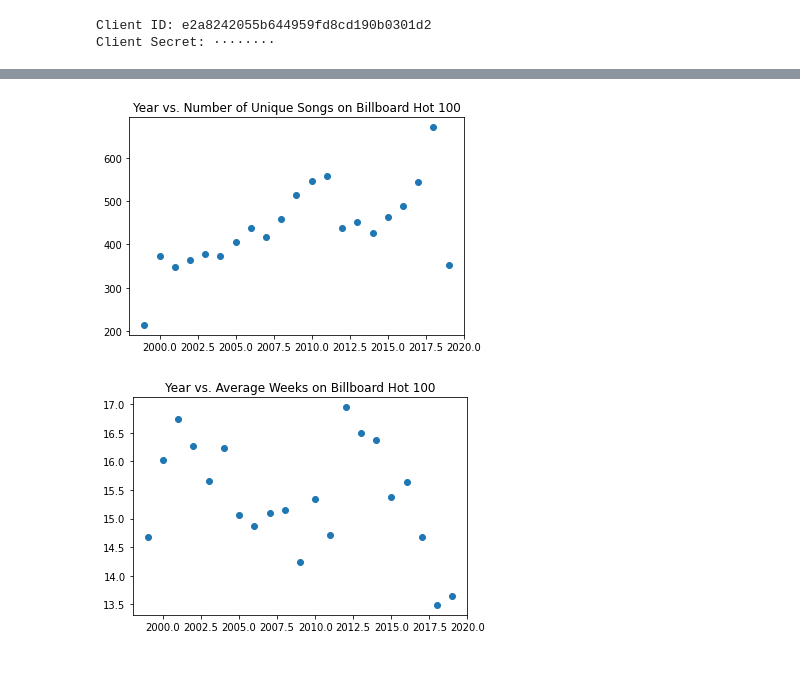
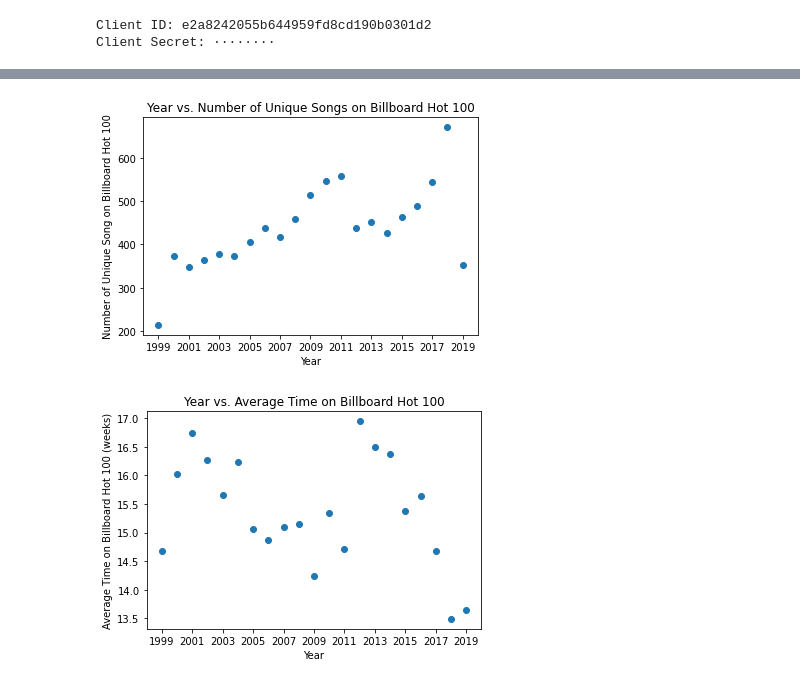
Before and after one commit to cadecrandall/csci403-project, a Jupyter notebook: colin_notebook.ipynb, the cells around one changed output, grey strips where cells are left out. Saved outputs shown, nothing was run; the diff lists cells and outputs as text; code cells hidden in the pictures.

```diff
--- a/colin_notebook.ipynb
+++ b/colin_notebook.ipynb
@@ -276,13 +325,19 @@ song_patterns = pd.read_sql_query('WITH cte AS \
 (SELECT *, ROW_NUMBER() OVER(PARTITION BY name, artists, year ORDER BY week DESC) \
 FROM (SELECT bb.index, bb.name AS name, EXTRACT(YEAR FROM bb.week) AS year, bb.artists, peak_position, weekly_rank, weeks_on_chart, week FROM billboard_hot_100 AS bb) AS something) \
 SELECT year, COUNT(*), AVG(weeks_on_chart) FROM cte WHERE row_number=1 GROUP BY year ORDER BY year;', dburi)
-# %%
-plt.plot(range(1999, 2020), song_patterns['count'], 'o')
-plt.title('Year vs. Number of Unique Songs on Billboard Hot 100')
-plt.show()
-plt.plot(range(1999, 2020), song_patterns['avg'], 'o')
-plt.title('Year vs. Average Weeks on Billboard Hot 100')
-plt.show()
-# %% [output]
-[figure, removed]
-[figure, removed]
+# %%
+plt.plot(range(1999, 2020), song_patterns['count'], 'o')
+plt.title('Year vs. Number of Unique Songs on Billboard Hot 100')
+plt.xlabel('Year')
+plt.xticks(range(1999, 2020, 2))
+plt.ylabel('Number of Unique Song on Billboard Hot 100')
+plt.show()
+plt.plot(range(1999, 2020), song_patterns['avg'], 'o')
+plt.title('Year vs. Average Time on Billboard Hot 100')
+plt.xlabel('Year')
+plt.xticks(range(1999, 2020, 2))
+plt.ylabel('Average Time on Billboard Hot 100 (weeks)')
+plt.show()
+# %% [output]
+[figure, added]
+[figure, added]
```
Also changed, not shown: parts of 1 cell of this notebook.
